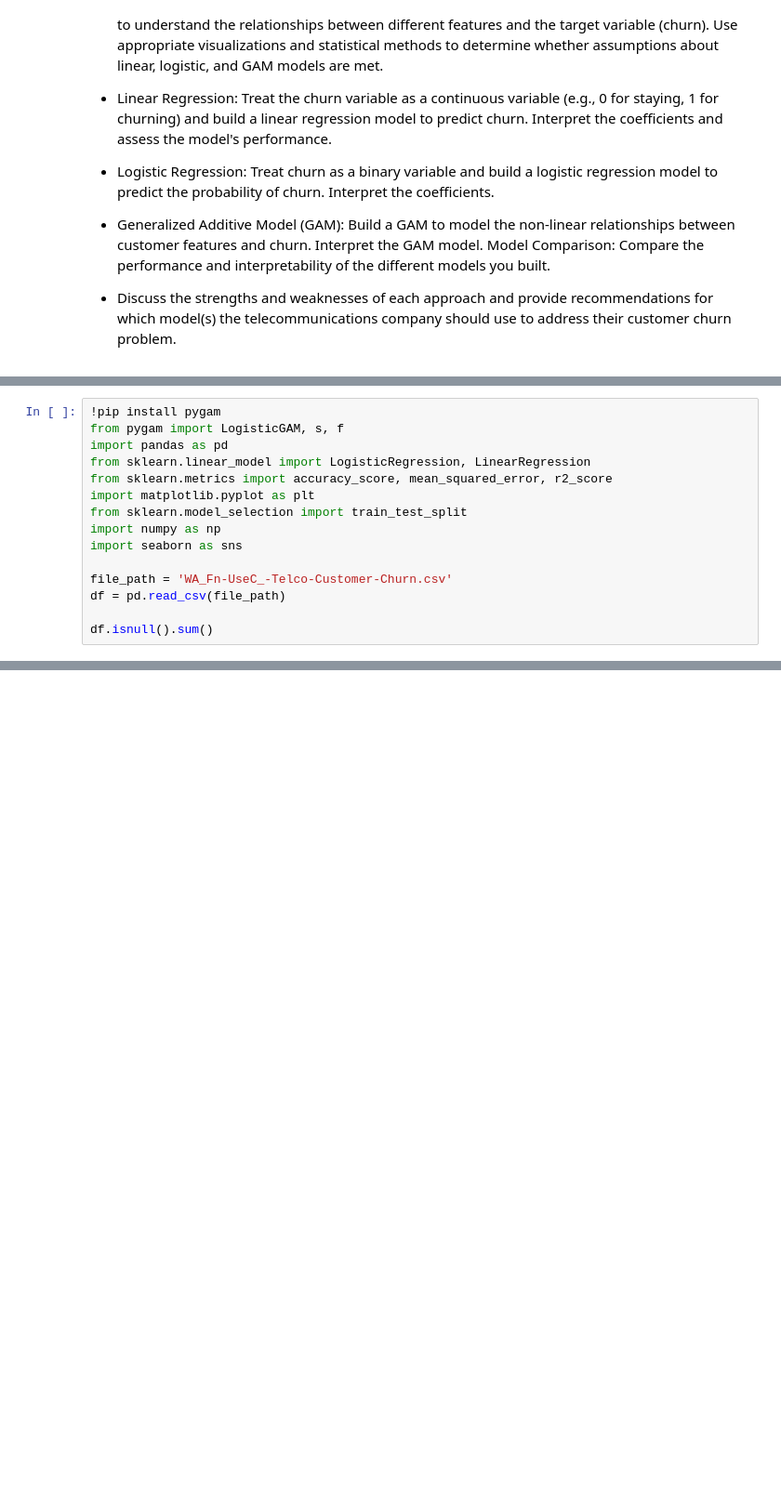
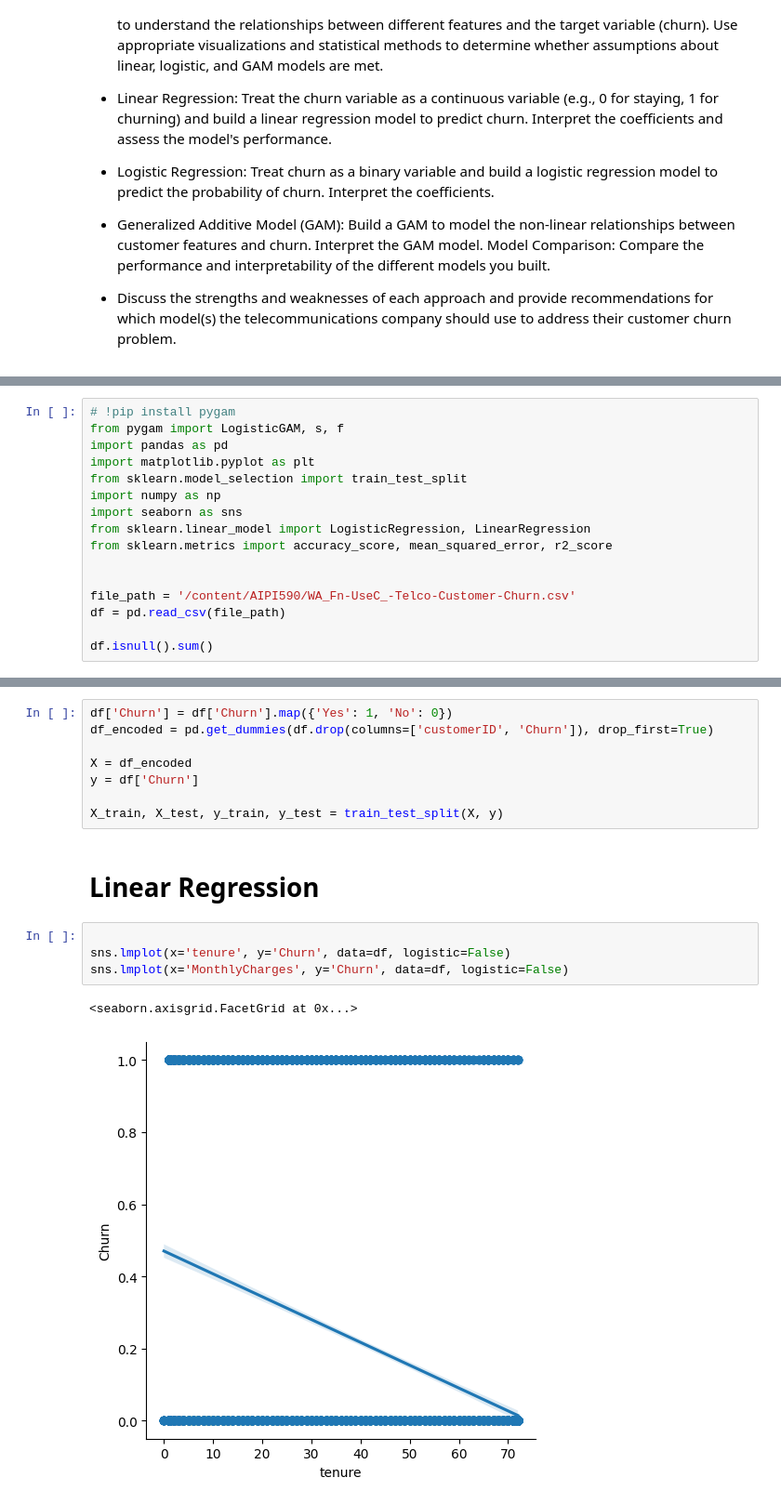
Before and after one commit to nehashah2898/AIPI590, a Jupyter notebook: Assignment1.ipynb, the cells around one changed output, grey strips where cells are left out. Shown at 93% size. Drawn from its saved outputs; the diff is of its cells as text; blank space fills up the shorter version.

```diff
--- a/Assignment1.ipynb
+++ b/Assignment1.ipynb
@@ -28,15 +30,16 @@ Model Comparison: Compare the performance and interpretability of the different
 # %%
-!pip install pygam
+# !pip install pygam
 from pygam import LogisticGAM, s, f
 import pandas as pd
-from sklearn.linear_model import LogisticRegression, LinearRegression
-from sklearn.metrics import accuracy_score, mean_squared_error, r2_score
 import matplotlib.pyplot as plt
 from sklearn.model_selection import train_test_split
 import numpy as np
 import seaborn as sns
+from sklearn.linear_model import LogisticRegression, LinearRegression
+from sklearn.metrics import accuracy_score, mean_squared_error, r2_score
 
-file_path = 'WA_Fn-UseC_-Telco-Customer-Churn.csv'
+
+file_path = '/content/AIPI590/WA_Fn-UseC_-Telco-Customer-Churn.csv'
 df = pd.read_csv(file_path)
 
 df.isnull().sum()
@@ -54,0 +75,17 @@ FileNotFoundError: [Errno 2] No such file or directory: 'WA_Fn-UseC_-Telco-Custo
+# %%
+df['Churn'] = df['Churn'].map({'Yes': 1, 'No': 0})
+df_encoded = pd.get_dummies(df.drop(columns=['customerID', 'Churn']), drop_first=True)
+
+X = df_encoded
+y = df['Churn']
+
+X_train, X_test, y_train, y_test = train_test_split(X, y)
+# %% [markdown]
+# Linear Regression
+# %%
+
+sns.lmplot(x='tenure', y='Churn', data=df, logistic=False)
+sns.lmplot(x='MonthlyCharges', y='Churn', data=df, logistic=False)
+# %% [output]
+<seaborn.axisgrid.FacetGrid at 0x...>
+[figure, added]
```
Also changed, not shown: parts of 17 cells of this notebook.
